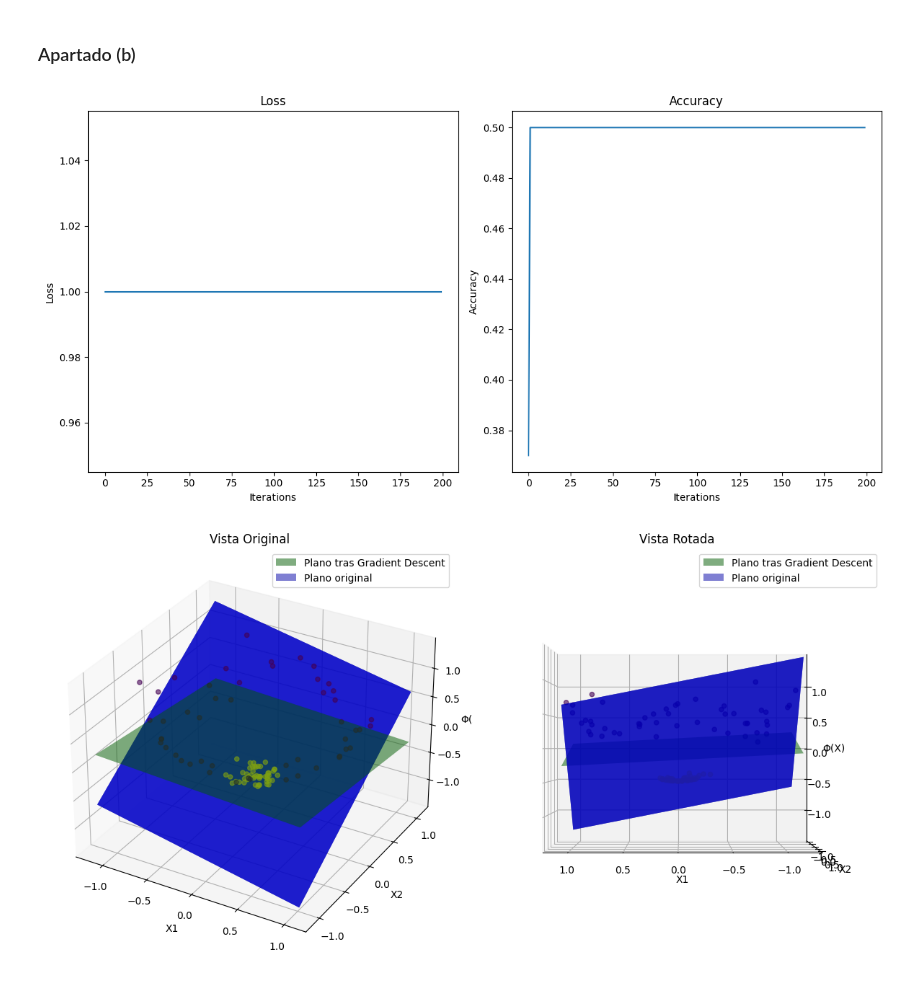
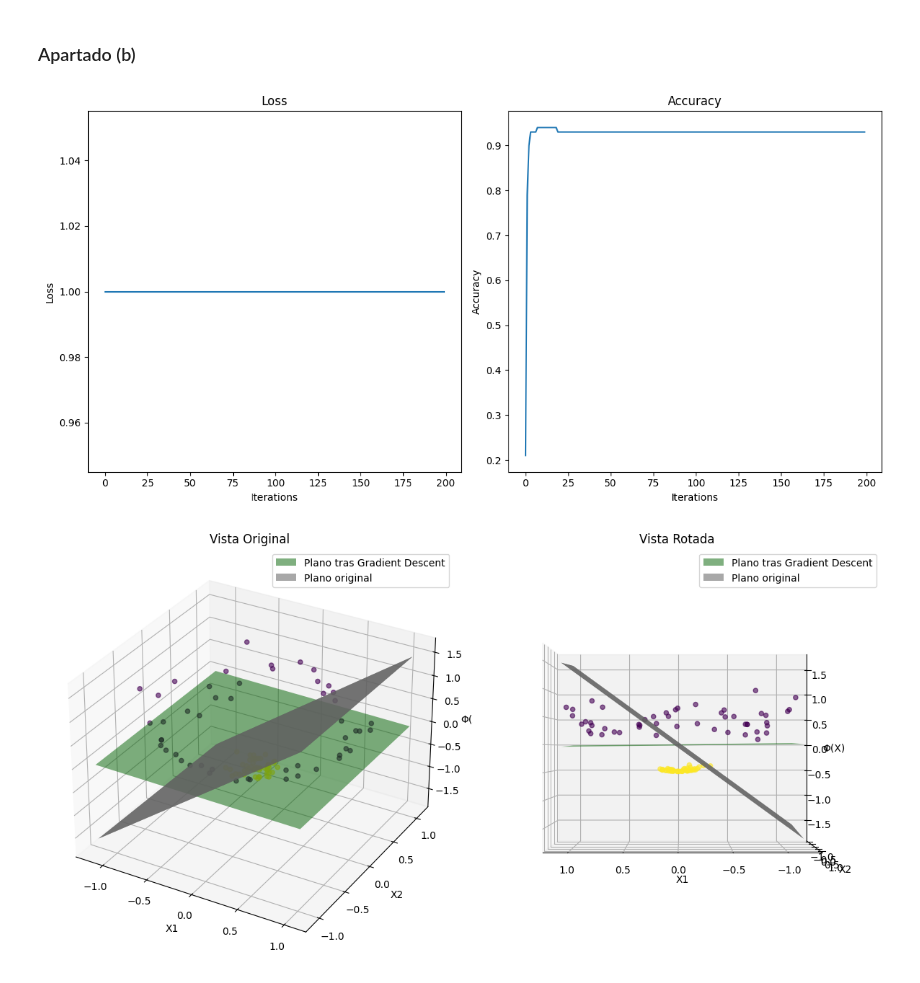
Before and after one commit to mikelsv1/ExploracionAnalisisDatos, a Jupyter notebook: Laboratorio_Lozano/lab3.ipynb, the cells around one changed output. Saved outputs shown, nothing was run; the diff lists cells and outputs as text; code cells hidden in the pictures.

```diff
--- a/Laboratorio_Lozano/lab3.ipynb
+++ b/Laboratorio_Lozano/lab3.ipynb
@@ -261,6 +261,7 @@ iterations = 200
 
 c = np.random.uniform(0, 1, (n, 1))
 w_original = np.dot(X.T, c)
+w = np.copy(w_original)
 w_aux = np.copy(w_original)
 
 losses3 = []
@@ -299,14 +300,14 @@ x1, x2 = np.meshgrid(x1, x2)
 x3 = (-w[0] * x1 - w[1] * x2) / w[2]
 x4 = np.array([min(X[:,0]), max(X[:,0])])
 x5 = np.array([min(X[:,1]), max(X[:,1])])
-x4, x5 = np.meshgrid(x1, x2)
+x4, x5 = np.meshgrid(x4, x5)
 x6 = (-w_original[0] * x4 - w_original[1] * x5) / w_original[2]
 
 fig = plt.figure(figsize=(12, 6))
 ax1 = fig.add_subplot(121, projection='3d')
 ax1.scatter(X[:, 0], X[:, 1], X[:, 2], c=y, cmap='viridis', alpha=0.6)
 plane1 = ax1.plot_surface(x1, x2, x3, color='green', alpha=0.5, label='Plano tras Gradient Descent')
-plane2 = ax1.plot_surface(x4, x5, x6, color='blue', alpha=0.5, label='Plano original')
+plane2 = ax1.plot_surface(x4, x5, x6, color='gray', alpha=0.5, label='Plano original')
 ax1.set_title('Vista Original')
 ax1.set_xlabel('X1')
 ax1.set_ylabel('X2')
@@ -315,7 +316,7 @@ ax1.legend([plane1, plane2], ['Plano tras Gradient Descent', 'Plano original'])
 ax2 = fig.add_subplot(122, projection='3d')
 ax2.scatter(X[:, 0], X[:, 1], X[:, 2], c=y, cmap='viridis', alpha=0.6)
 ax2.plot_surface(x1, x2, x3, color='green', alpha=0.5)
-ax2.plot_surface(x4, x5, x6, color='blue', alpha=0.5)
+ax2.plot_surface(x4, x5, x6, color='gray', alpha=0.5)
 ax2.view_init(elev=0, azim=90)
 ax2.set_title('Vista Rotada')
 ax2.set_xlabel('X1')
@@ -474,7 +475,7 @@ b = np.random.uniform(-0.5, 0.5, 1)
 losses5 = []
 accuracies5 = []
 
-for _ in range(iterations):
+for t in range(iterations):
     predictions = np.sign(np.dot(X, w) + b)
     accuracy = np.mean(predictions == y.flatten())
     accuracies5.append(accuracy)
@@ -486,7 +487,7 @@ for _ in range(iterations):
         if margin[i] < 1:
             gradient = -y[i] * X[i] + 2*lambda_reg*w
             b -= learning_rate * -y[i]
-            w -= learning_rate * gradient
+            w -= learning_rate/np.sqrt(t+1) * gradient
 
 fig, ax = plt.subplots(1, 2, figsize=(12, 6))  # 1 fila, 2 columnas
 
@@ -522,34 +523,34 @@ fig = plt.figure(figsize=(12, 6))
 
 # Primer gráfico (vista original)
 ax1 = fig.add_subplot(121, projection='3d')
 ax1.scatter(X[:, 0], X[:, 1], X[:, 2], c=y, cmap='viridis', alpha=0.6)  # Alpha ajustado para mayor claridad
 plane1 = ax1.plot_surface(x1, x2, x3, color='green', alpha=0.5, label='Plano tras Gradient Descent')
-plane2 = ax1.plot_surface(x4, x5, x6, color='blue', alpha=0.5, label='Plano original')
+plane2 = ax1.plot_surface(x4, x5, x6, color='gray', alpha=0.5, label='Plano original')
 ax1.set_title('Vista Original')
 ax1.set_xlabel('X1')
 ax1.set_ylabel('X2')
 ax1.set_zlabel('Φ(X)')
 
 # Leyenda manual para los planos
 ax1.legend([plane1, plane2], ['Plano tras Gradient Descent', 'Plano original'])
 
 # Segundo gráfico (vista rotada)
 ax2 = fig.add_subplot(122, projection='3d')
 ax2.scatter(X[:, 0], X[:, 1], X[:, 2], c=y, cmap='viridis', alpha=0.6)  # Alpha ajustado para mayor claridad
 ax2.plot_surface(x1, x2, x3, color='green', alpha=0.5)
-ax2.plot_surface(x4, x5, x6, color='blue', alpha=0.5)
+ax2.plot_surface(x4, x5, x6, color='gray', alpha=0.5)
 ax2.view_init(elev=0, azim=90)  # Cambia los ángulos de elevación y azimut
 ax2.set_title('Vista Rotada')
 ax2.set_xlabel('X1')
 ax2.set_ylabel('X2')
 ax2.set_zlabel('Φ(X)')
 
 # Leyenda manual para los planos
 ax2.legend([plane1, plane2], ['Plano tras Gradient Descent', 'Plano original'])
 
 # Mostrar la figura
 plt.tight_layout()
 plt.show()
 # %% [output]
-[figure, old version]
+[figure, new version]
-[figure, old version]
+[figure, new version]
```
Also changed, not shown: parts of 4 cells of this notebook, 9 other files.
